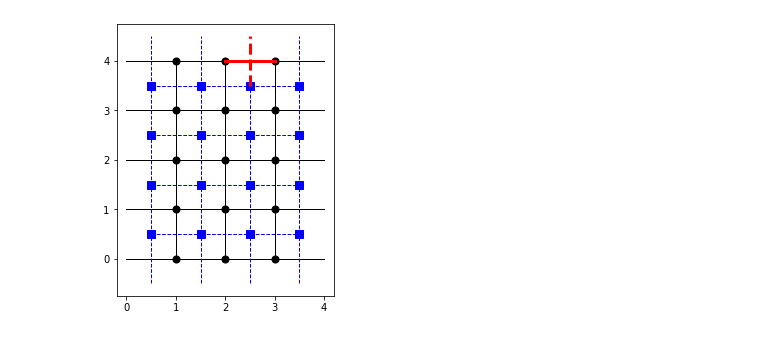
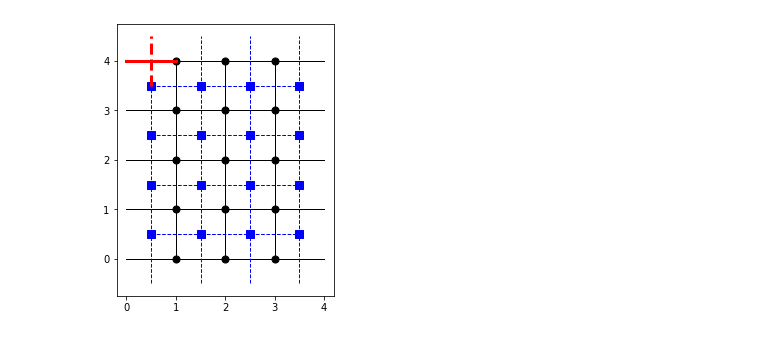
Before and after one commit to JulianZDing/PlanarCode, a Jupyter notebook: Photonic Planar Code Testing.ipynb, the cells around one changed output. Cells and saved outputs as stored; diff of their text form; code cells hidden in the pictures.

```diff
--- a/Photonic Planar Code Testing.ipynb
+++ b/Photonic Planar Code Testing.ipynb
@@ -6,8 +19,6 @@ from visualization import *
 L, W = (5, 5)
 pz=0.05
 px=0.05
-rz=0.1
-rx=0.1
-
-code = PhotonicPlanarCode(L, W, boundaries=np.array([0, 1], dtype=bool), pz=pz, px=px, rz=rz, rx=rx)
+rz=0.02
+rx=0.02
 # %%
@@ -22,9 +34,9 @@ plot_error_probabilities(code.dual)
 # %%
 code.reset()
-coords = (2,4,1)
-code.dual.edges[coords] = True
-dual_coords = code.primal_to_dual(coords, reverse=True)
-code.primal.edges[dual_coords] = True
+coords = (0,4,0)
+code.primal.edges[coords] = True
+dual_coords = code.primal_to_dual(coords)
+code.dual.edges[dual_coords] = True
 plot_planar_code(code, plot_dual=True, show_errors=True, show_syndrome=False)
 # %% [output]
-[figure, old version]
+[figure, new version]
```
Also changed, not shown: parts of 11 cells of this notebook, 9 other files.
